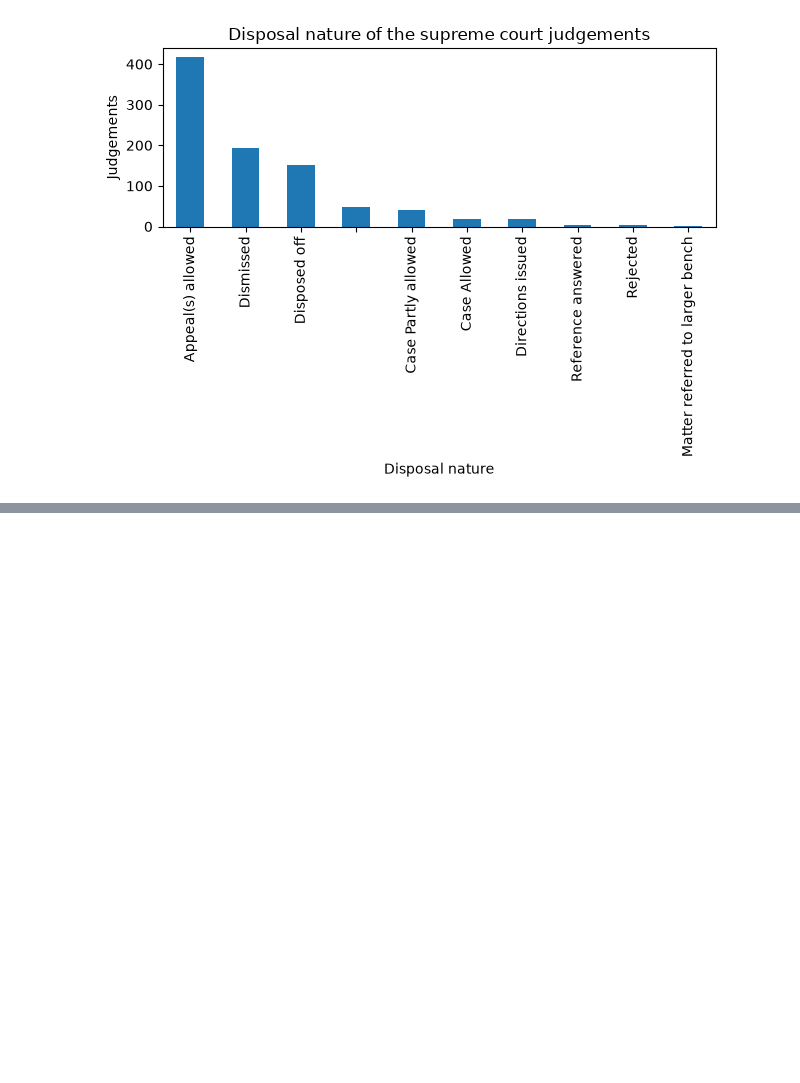
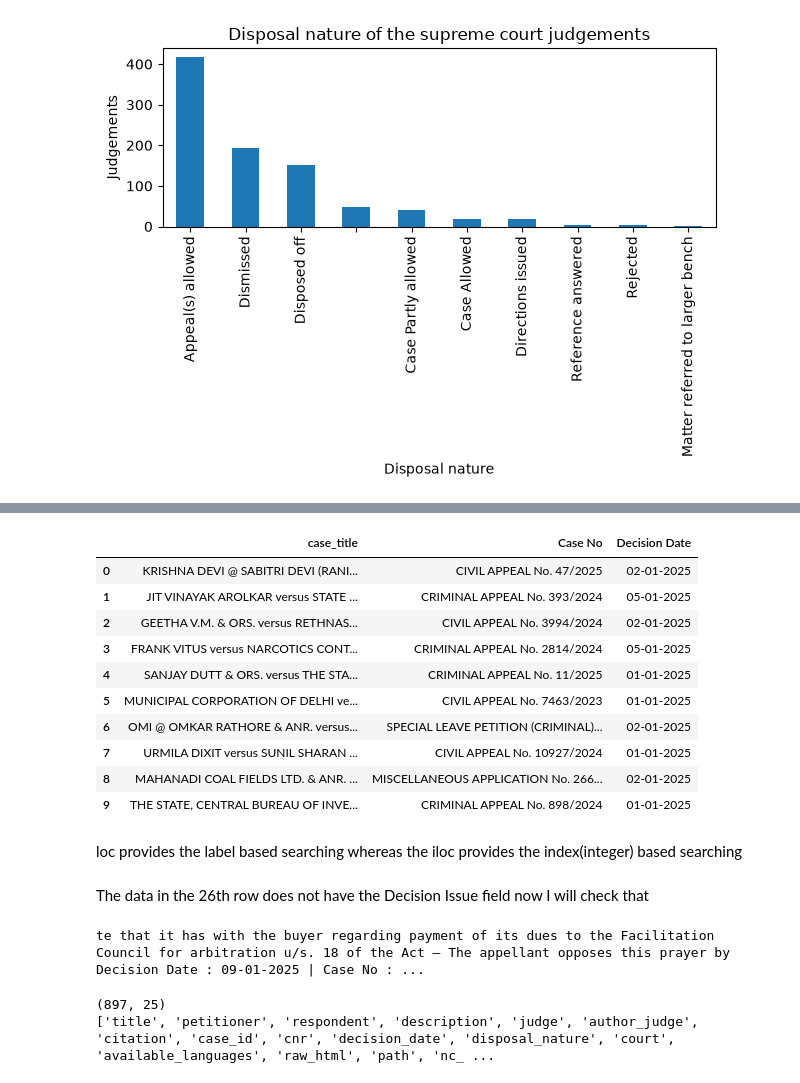
Before and after one commit to ArpitDoof/NyayLens, a Jupyter notebook: notebooks/01_data_exploration.ipynb, the cells around one changed output, grey strips where cells are left out. Drawn from its saved outputs; the diff is of its cells as text; code cells hidden in the pictures; blank space fills up the shorter version.

```diff
--- a/notebooks/01_data_exploration.ipynb
+++ b/notebooks/01_data_exploration.ipynb
@@ -423,0 +570,20 @@ plt.show()
+# %%
+parsed_df.loc[
+    parsed_df["Direction Issue"].isna(), ["case_title","Case No","Decision Date"]
+].head(10)
+# %% [output]
+|  | case_title | Case No | Decision Date |
+| 0 | KRISHNA DEVI @ SABITRI DEVI (RANI... | CIVIL APPEAL No. 47/2025 | 02-01-2025 |
+| 1 | JIT VINAYAK AROLKAR versus STATE ... | CRIMINAL APPEAL No. 393/2024 | 05-01-2025 |
+| 2 | GEETHA V.M. & ORS. versus RETHNAS... | CIVIL APPEAL No. 3994/2024 | 02-01-2025 |
+| 3 | FRANK VITUS versus NARCOTICS CONT... | CRIMINAL APPEAL No. 2814/2024 | 05-01-2025 |
+| 4 | SANJAY DUTT & ORS. versus THE STA... | CRIMINAL APPEAL No. 11/2025 | 01-01-2025 |
+| 5 | MUNICIPAL CORPORATION OF DELHI ve... | CIVIL APPEAL No. 7463/2023 | 01-01-2025 |
+| 6 | OMI @ OMKAR RATHORE & ANR. versus... | SPECIAL LEAVE PETITION (CRIMINAL)... | 02-01-2025 |
+| 7 | URMILA DIXIT versus SUNIL SHARAN ... | CIVIL APPEAL No. 10927/2024 | 01-01-2025 |
+| 8 | MAHANADI COAL FIELDS LTD. & ANR. ... | MISCELLANEOUS APPLICATION No. 266... | 02-01-2025 |
+| 9 | THE STATE, CENTRAL BUREAU OF INVE... | CRIMINAL APPEAL No. 898/2024 | 01-01-2025 |
+# %% [markdown]
+loc provides the label based searching whereas the iloc provides the index(integer) based searching
+# %% [markdown]
+The data in the 26th row does not have the Decision Issue field now I will check that
@@ -423,0 +592,9 @@ plt.show()
+# %%
+html = df.iloc[26]["raw_html"]
+soup = BeautifulSoup(html,"html.parser")
+text = soup.get_text(" ",strip = True)
+
+pos = text.find("Reffered to three Judges Bench")
+print(text[pos-300 : pos + 300])
+# %% [output]
+te that it has with the buyer regarding payment of its dues to the Facilitation Council for arbitration u/s. 18 of the Act – The appellant opposes this prayer by Decision Date : 09-01-2025 | Case No : ...
@@ -423,0 +609,6 @@ plt.show()
+# %%
+print(combined_df.shape)
+print(combined_df.columns.tolist())
+# %% [output]
+(897, 25)
+['title', 'petitioner', 'respondent', 'description', 'judge', 'author_judge', 'citation', 'case_id', 'cnr', 'decision_date', 'disposal_nature', 'court', 'available_languages', 'raw_html', 'path', 'nc_ ...
```
Also changed, not shown: parts of 29 cells of this notebook.
